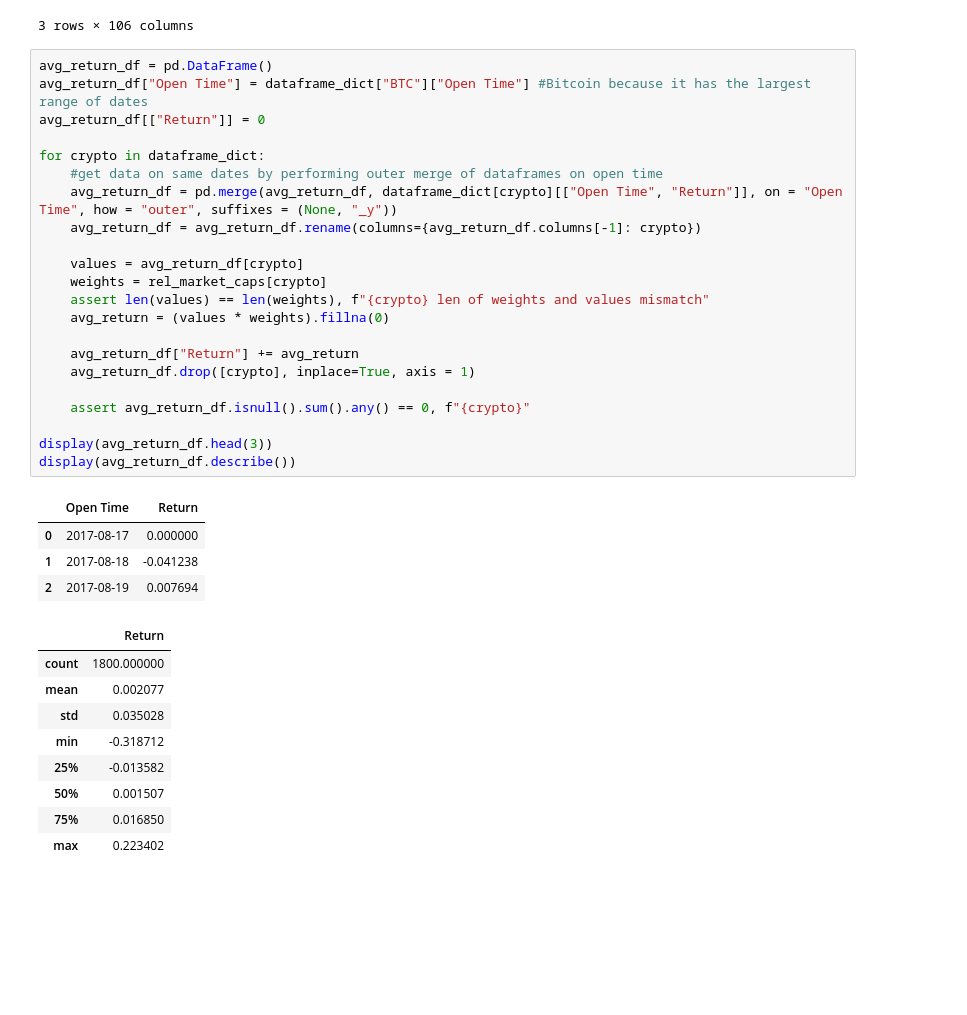
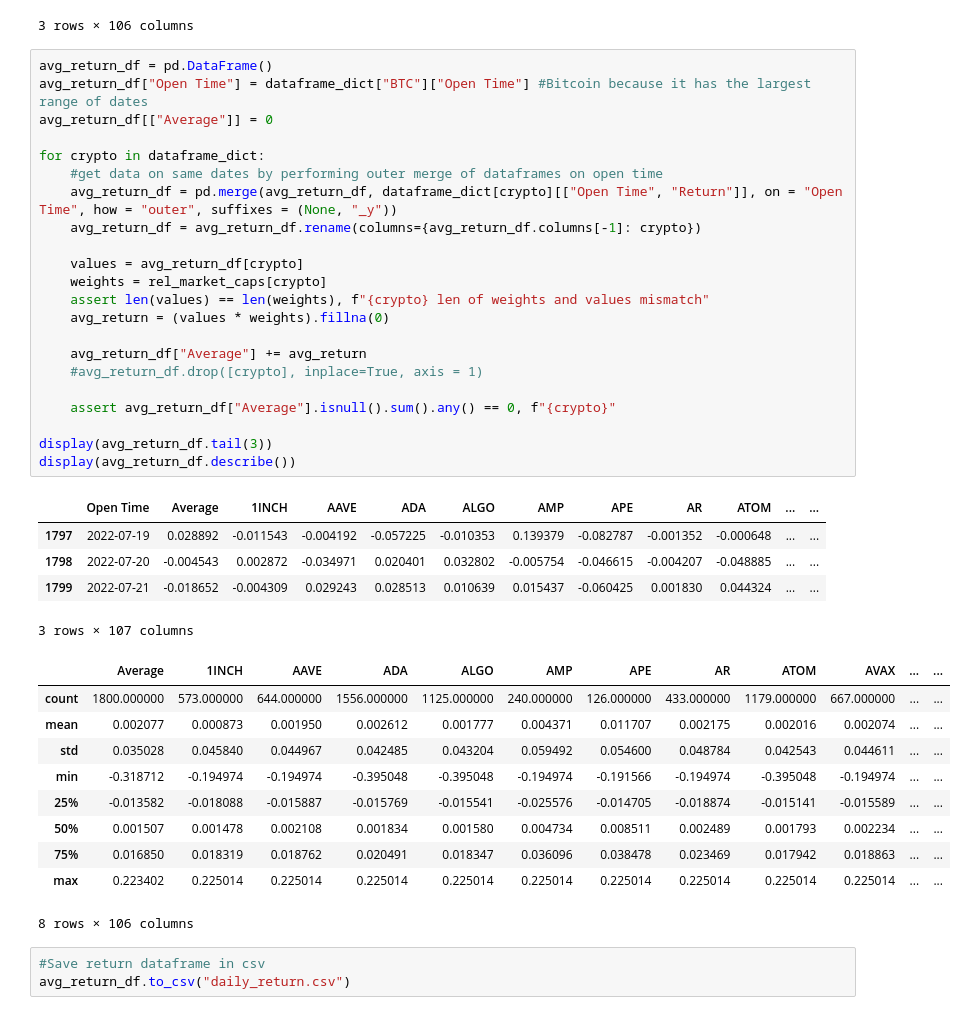
Before and after one commit to ireneannx/deeplearning_crypto, a Jupyter notebook: Code.ipynb, the cells around one changed output. Cells and saved outputs as stored; diff of their text form; blank space fills up the shorter version.

Commit message:
daily_return csv includes all returns

```diff
--- a/Code.ipynb
+++ b/Code.ipynb
@@ -148,39 +148,44 @@ Setting market cap of stable coins to 0: ['USDP', 'TUSD']
 # %%
 avg_return_df = pd.DataFrame()
 avg_return_df["Open Time"] = dataframe_dict["BTC"]["Open Time"] #Bitcoin because it has the largest range of dates
-avg_return_df[["Return"]] = 0
+avg_return_df[["Average"]] = 0
 
 for crypto in dataframe_dict:
     #get data on same dates by performing outer merge of dataframes on open time
     avg_return_df = pd.merge(avg_return_df, dataframe_dict[crypto][["Open Time", "Return"]], on = "Open Time", how = "outer", suffixes = (None, "_y"))
     avg_return_df = avg_return_df.rename(columns={avg_return_df.columns[-1]: crypto})
 
     values = avg_return_df[crypto]
     weights = rel_market_caps[crypto]
     assert len(values) == len(weights), f"{crypto} len of weights and values mismatch"
     avg_return = (values * weights).fillna(0)
 
-    avg_return_df["Return"] += avg_return
-    avg_return_df.drop([crypto], inplace=True, axis = 1)
+    avg_return_df["Average"] += avg_return
+    #avg_return_df.drop([crypto], inplace=True, axis = 1)
 
-    assert avg_return_df.isnull().sum().any() == 0, f"{crypto}"
+    assert avg_return_df["Average"].isnull().sum().any() == 0, f"{crypto}"
 
-display(avg_return_df.head(3))
+display(avg_return_df.tail(3))
 display(avg_return_df.describe())
 # %% [output]
-|  | Open Time | Return |
-| 0 | 2017-08-17 | 0.000000 |
-| 1 | 2017-08-18 | -0.041238 |
-| 2 | 2017-08-19 | 0.007694 |
+|  | Open Time | Average | 1INCH | AAVE | ADA | ALGO | AMP | APE | AR | ATOM | ... | ... |
+| 1797 | 2022-07-19 | 0.028892 | -0.011543 | -0.004192 | -0.057225 | -0.010353 | 0.139379 | -0.082787 | -0.001352 | -0.000648 | ... | ... |
+| 1798 | 2022-07-20 | -0.004543 | 0.002872 | -0.034971 | 0.020401 | 0.032802 | -0.005754 | -0.046615 | -0.004207 | -0.048885 | ... | ... |
+| 1799 | 2022-07-21 | -0.018652 | -0.004309 | 0.029243 | 0.028513 | 0.010639 | 0.015437 | -0.060425 | 0.001830 | 0.044324 | ... | ... |
+3 rows × 107 columns
-|  | Return |
-| count | 1800.000000 |
-| mean | 0.002077 |
-| std | 0.035028 |
-| min | -0.318712 |
-| 25% | -0.013582 |
-| 50% | 0.001507 |
-| 75% | 0.016850 |
-| max | 0.223402 |
+|  | Average | 1INCH | AAVE | ADA | ALGO | AMP | APE | AR | ATOM | AVAX | ... | ... |
+| count | 1800.000000 | 573.000000 | 644.000000 | 1556.000000 | 1125.000000 | 240.000000 | 126.000000 | 433.000000 | 1179.000000 | 667.000000 | ... | ... |
+| mean | 0.002077 | 0.000873 | 0.001950 | 0.002612 | 0.001777 | 0.004371 | 0.011707 | 0.002175 | 0.002016 | 0.002074 | ... | ... |
+| std | 0.035028 | 0.045840 | 0.044967 | 0.042485 | 0.043204 | 0.059492 | 0.054600 | 0.048784 | 0.042543 | 0.044611 | ... | ... |
+| min | -0.318712 | -0.194974 | -0.194974 | -0.395048 | -0.395048 | -0.194974 | -0.191566 | -0.194974 | -0.395048 | -0.194974 | ... | ... |
+| 25% | -0.013582 | -0.018088 | -0.015887 | -0.015769 | -0.015541 | -0.025576 | -0.014705 | -0.018874 | -0.015141 | -0.015589 | ... | ... |
+| 50% | 0.001507 | 0.001478 | 0.002108 | 0.001834 | 0.001580 | 0.004734 | 0.008511 | 0.002489 | 0.001793 | 0.002234 | ... | ... |
+| 75% | 0.016850 | 0.018319 | 0.018762 | 0.020491 | 0.018347 | 0.036096 | 0.038478 | 0.023469 | 0.017942 | 0.018863 | ... | ... |
+| max | 0.223402 | 0.225014 | 0.225014 | 0.225014 | 0.225014 | 0.225014 | 0.225014 | 0.225014 | 0.225014 | 0.225014 | ... | ... |
+8 rows × 106 columns
+# %%
+#Save return dataframe in csv
+avg_return_df.to_csv("daily_return.csv")
 # %%
 import matplotlib.pyplot as plt
 
```
Also changed, not shown: parts of 2 cells of this notebook, 1 other file.
